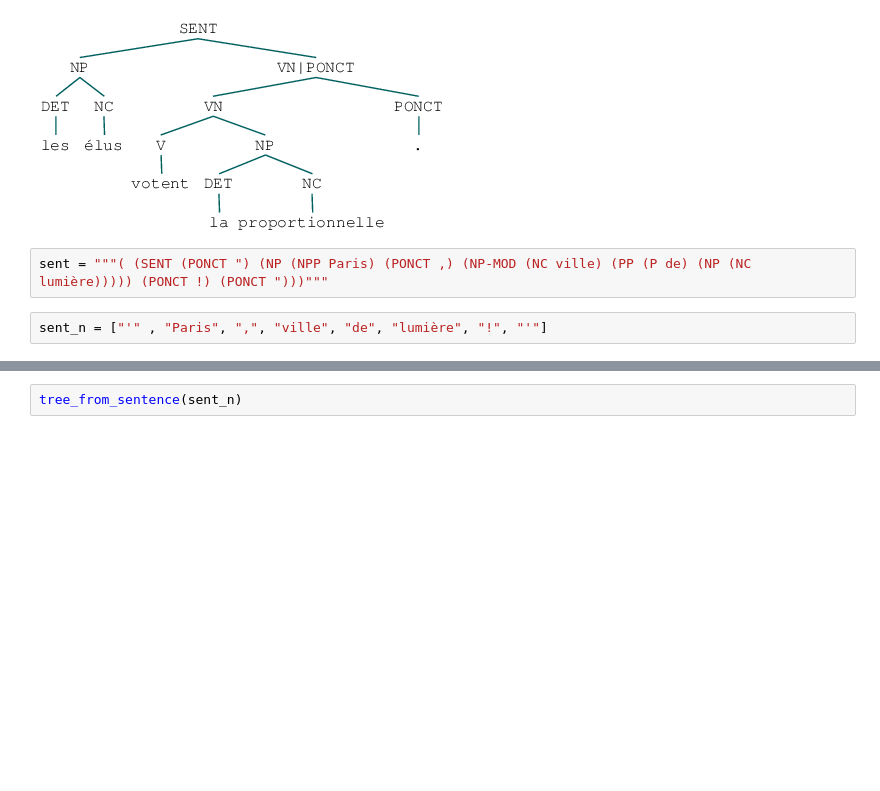
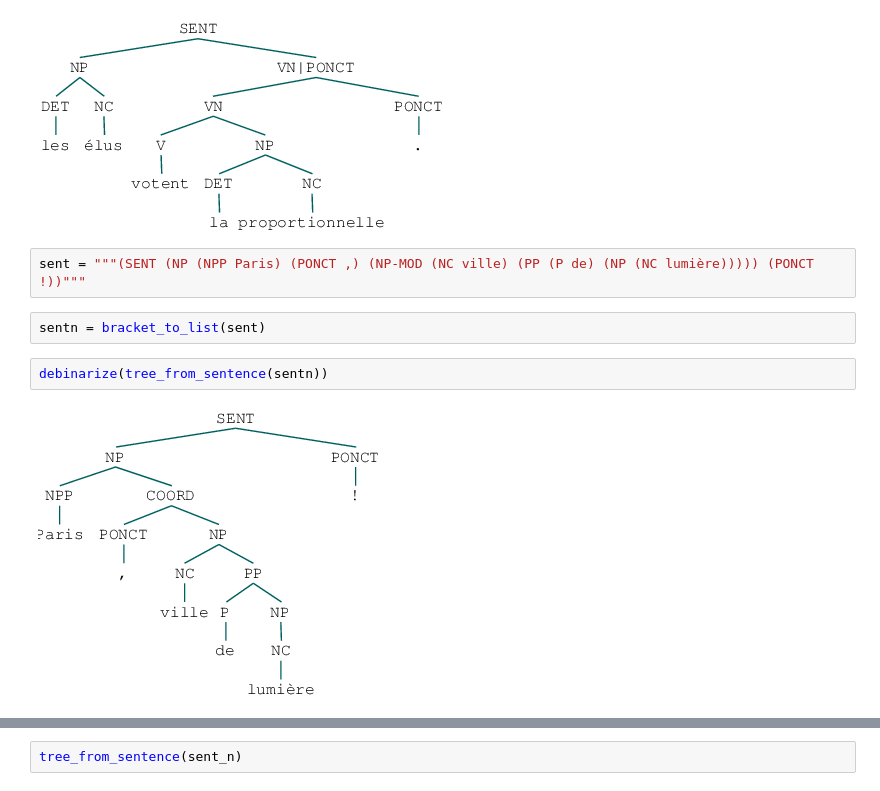
Before and after one commit to nathangrinsztajn/CYK_parser, a Jupyter notebook: notebook.ipynb, the cells around one changed output, grey strips where cells are left out. Drawn from its saved outputs; the diff is of its cells as text; blank space fills up the shorter version.

```diff
--- a/notebook.ipynb
+++ b/notebook.ipynb
@@ -384,6 +380,10 @@ NC
 [0, 4]
 [figure]
 # %%
-sent = """( (SENT (PONCT ") (NP (NPP Paris) (PONCT ,) (NP-MOD (NC ville) (PP (P de) (NP (NC lumière))))) (PONCT !) (PONCT ")))"""
+sent = """(SENT (NP (NPP Paris) (PONCT ,) (NP-MOD (NC ville) (PP (P de) (NP (NC lumière))))) (PONCT !))"""
-# %%
-sent_n = ["'" , "Paris", ",", "ville", "de", "lumière", "!", "'"]
+# %%
+sentn = bracket_to_list(sent)
+# %%
+debinarize(tree_from_sentence(sentn))
+# %% [output]
+[figure, added]
```
Also changed, not shown: parts of 65 cells of this notebook, 1 other file.
